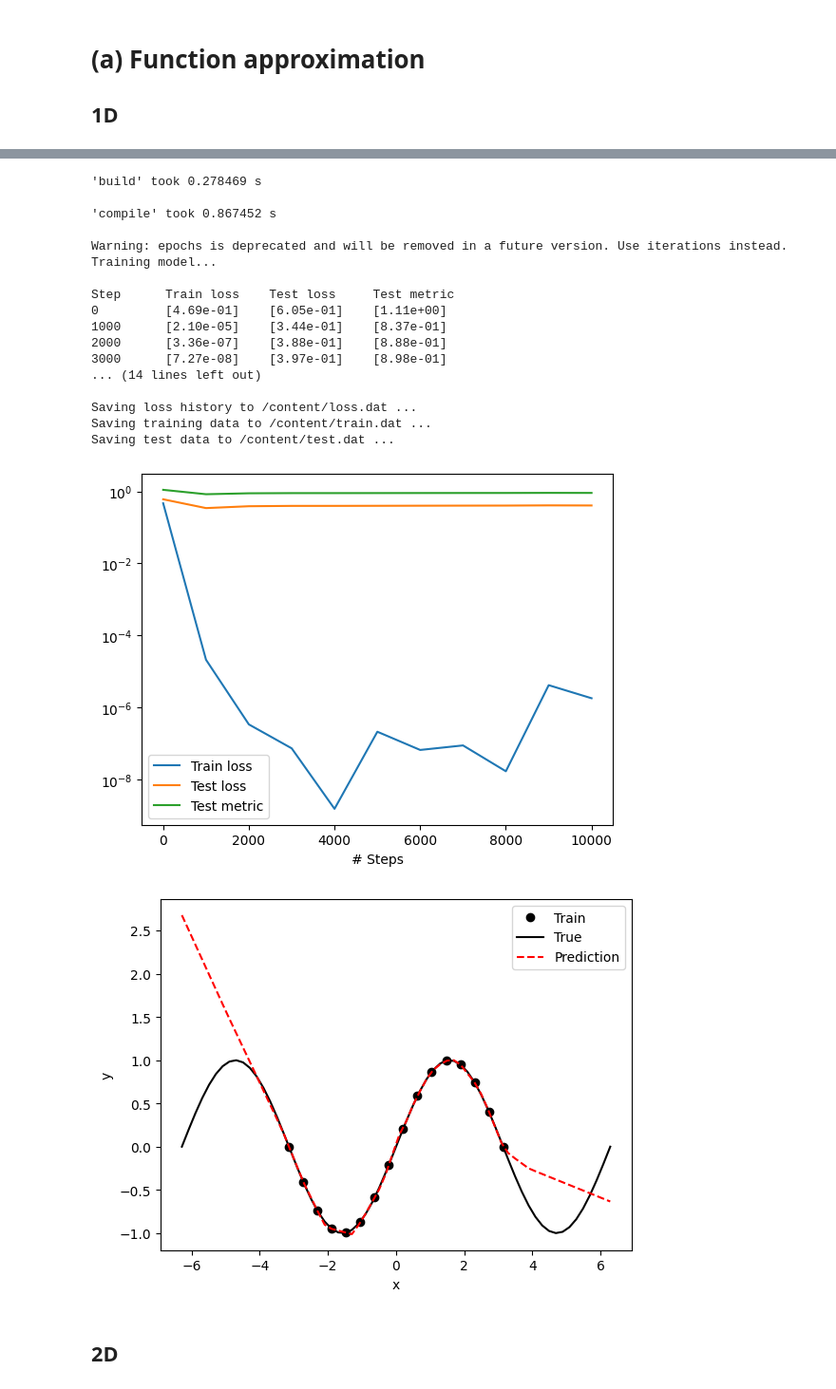
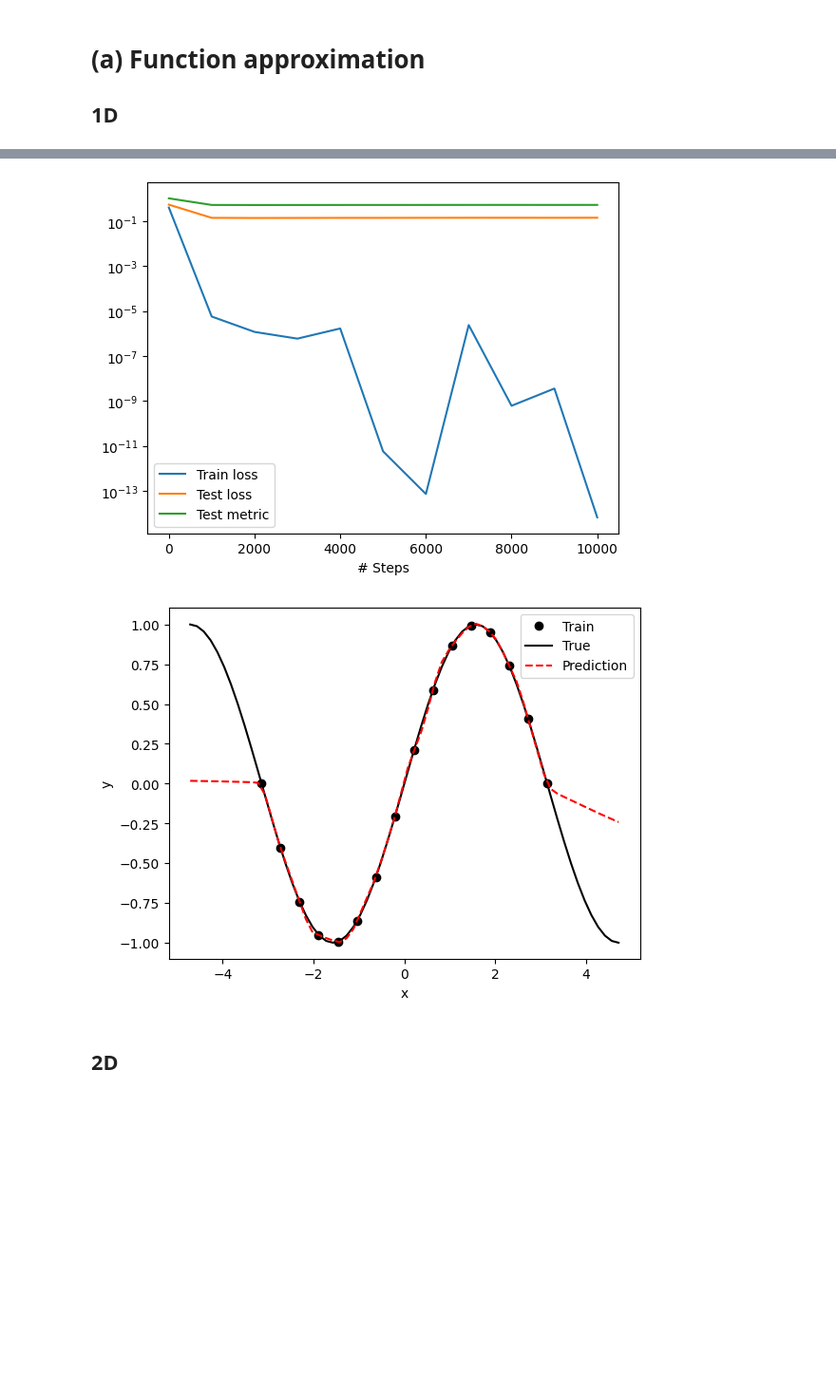
Before and after one commit to LuigiElo/DL-PINNs, a Jupyter notebook: mainJacob.ipynb, the cells around one changed output, grey strips where cells are left out. Shown at 95% size. Cells and saved outputs as stored; diff of their text form; code cells hidden in the pictures; blank space fills up the shorter version.

```diff
--- a/mainJacob.ipynb
+++ b/mainJacob.ipynb
@@ -81,7 +81,7 @@ X  = np.linspace(-N,N,n)
 #y  = a*X**3 + b*X**2 + c*X
 y = np.sin(X)
 
-Xtest = np.linspace(-2*N,2*N,4*n)
+Xtest = np.linspace(-1.5*N,1.5*N,4*n)
 #ytest = a*Xtest**3 + b*Xtest**2 + c*Xtest
 ytest = np.sin(Xtest)
 
@@ -111,22 +126,5 @@ Building feed-forward neural network...
-'build' took 0.278469 s
-
-'compile' took 0.867452 s
-
-Warning: epochs is deprecated and will be removed in a future version. Use iterations instead.
-Training model...
-
-Step      Train loss    Test loss     Test metric
-0         [4.69e-01]    [6.05e-01]    [1.11e+00]
-1000      [2.10e-05]    [3.44e-01]    [8.37e-01]
-2000      [3.36e-07]    [3.88e-01]    [8.88e-01]
-3000      [7.27e-08]    [3.97e-01]    [8.98e-01]
-... (14 lines left out)
-
-Saving loss history to /content/loss.dat ...
-Saving training data to /content/train.dat ...
-Saving test data to /content/test.dat ...
-[figure, old version]
+[figure, new version]
-[figure, old version]
+[figure, new version]
 # %% [markdown]
 ## 2D
 # %%
```
Also changed, not shown: parts of 7 cells of this notebook.
